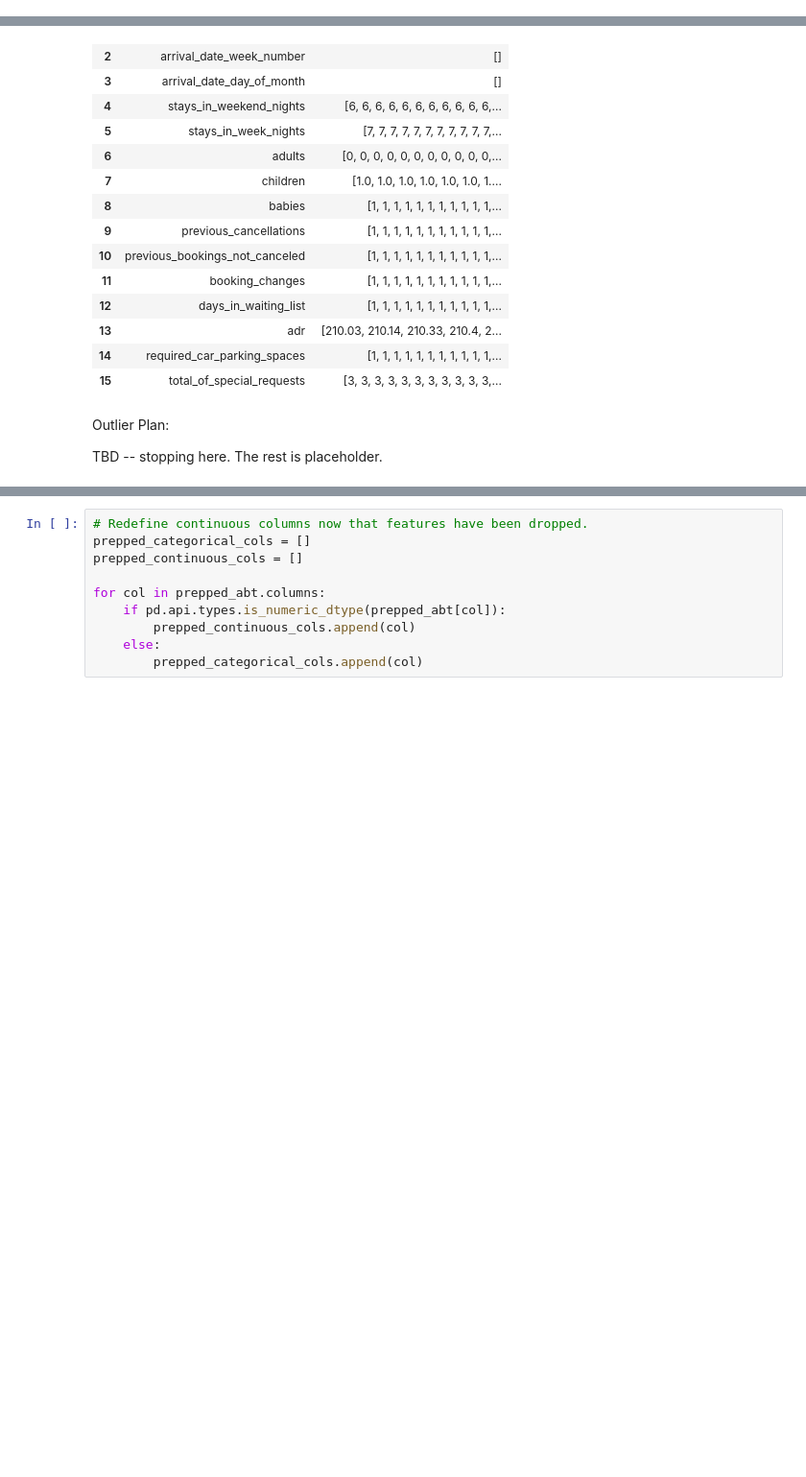
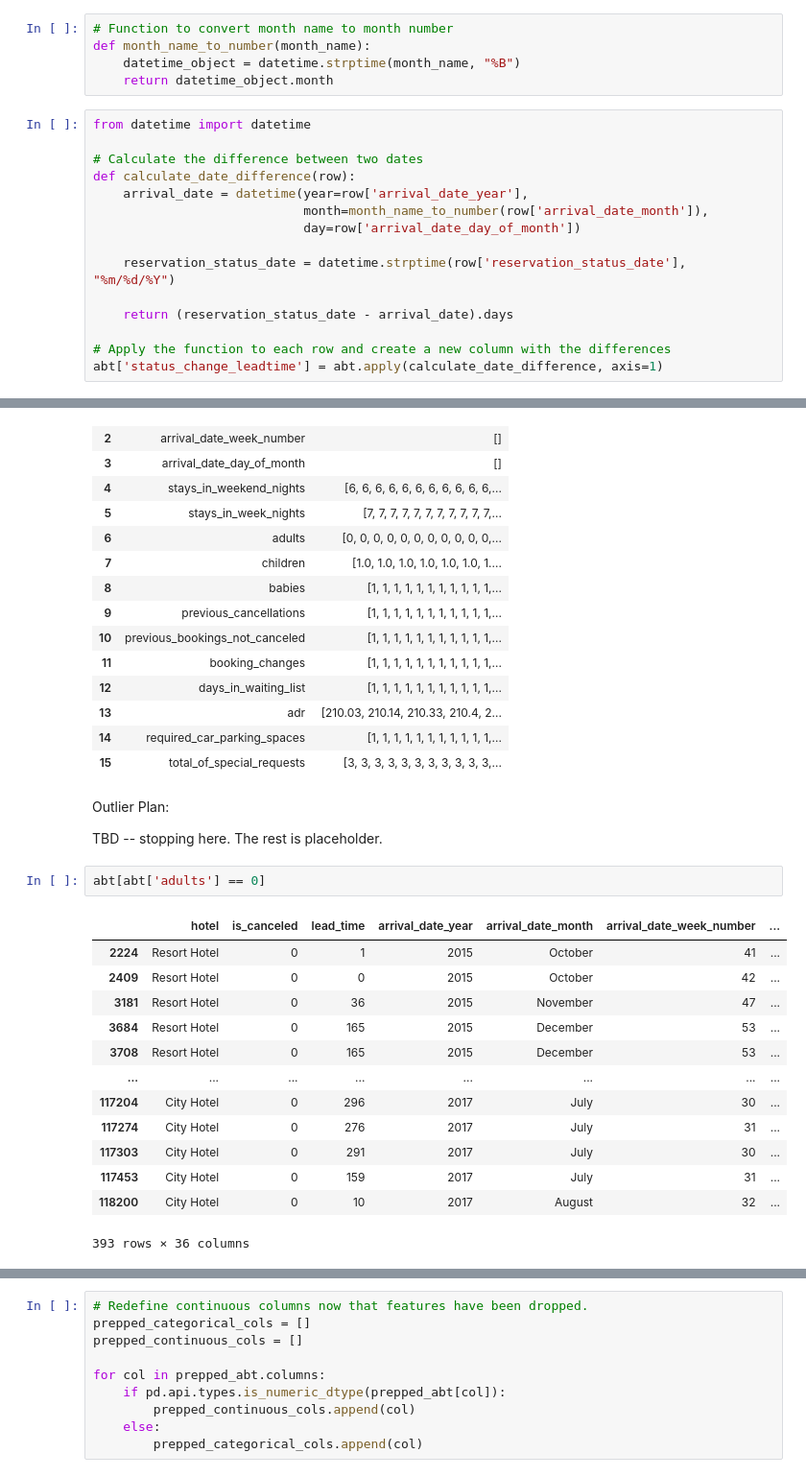
Before and after one commit to tbrauneck/BSAN6080, a Jupyter notebook: Group_Project/HotelEDA2.ipynb, the cells around one changed output, grey strips where cells are left out. Shown at 96% size. Saved outputs shown, nothing was run; the diff lists cells and outputs as text; blank space fills up the shorter version.

```diff
--- a/Group_Project/HotelEDA2.ipynb
+++ b/Group_Project/HotelEDA2.ipynb
@@ -769,0 +773,20 @@ prepped_abt = abt.copy()
+# %%
+# Function to convert month name to month number
+def month_name_to_number(month_name):
+    datetime_object = datetime.strptime(month_name, "%B")
+    return datetime_object.month
+# %%
+from datetime import datetime
+
+# Calculate the difference between two dates
+def calculate_date_difference(row):
+    arrival_date = datetime(year=row['arrival_date_year'],
+                            month=month_name_to_number(row['arrival_date_month']),
+                            day=row['arrival_date_day_of_month'])
+
+    reservation_status_date = datetime.strptime(row['reservation_status_date'], "%m/%d/%Y")
+
+    return (reservation_status_date - arrival_date).days
+
+# Apply the function to each row and create a new column with the differences
+abt['status_change_leadtime'] = abt.apply(calculate_date_difference, axis=1)
@@ -809,3 +843,19 @@ outliers_df
 Outlier Plan:
 
 TBD -- stopping here. The rest is placeholder.
+# %%
+abt[abt['adults'] == 0]
+# %% [output]
+|  | hotel | is_canceled | lead_time | arrival_date_year | arrival_date_month | arrival_date_week_number | ... |
+| 2224 | Resort Hotel | 0 | 1 | 2015 | October | 41 | ... |
+| 2409 | Resort Hotel | 0 | 0 | 2015 | October | 42 | ... |
+| 3181 | Resort Hotel | 0 | 36 | 2015 | November | 47 | ... |
+| 3684 | Resort Hotel | 0 | 165 | 2015 | December | 53 | ... |
+| 3708 | Resort Hotel | 0 | 165 | 2015 | December | 53 | ... |
+| ... | ... | ... | ... | ... | ... | ... | ... |
+| 117204 | City Hotel | 0 | 296 | 2017 | July | 30 | ... |
+| 117274 | City Hotel | 0 | 276 | 2017 | July | 31 | ... |
+| 117303 | City Hotel | 0 | 291 | 2017 | July | 30 | ... |
+| 117453 | City Hotel | 0 | 159 | 2017 | July | 31 | ... |
+| 118200 | City Hotel | 0 | 10 | 2017 | August | 32 | ... |
+393 rows × 36 columns
```
Also changed, not shown: parts of 37 cells of this notebook.
